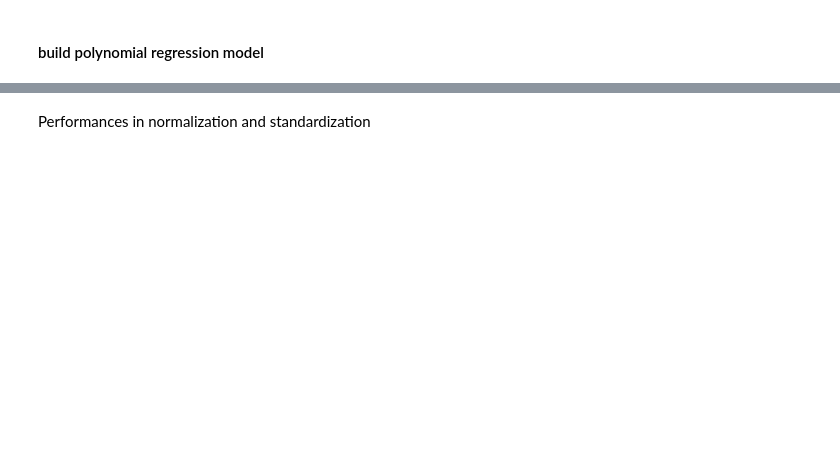
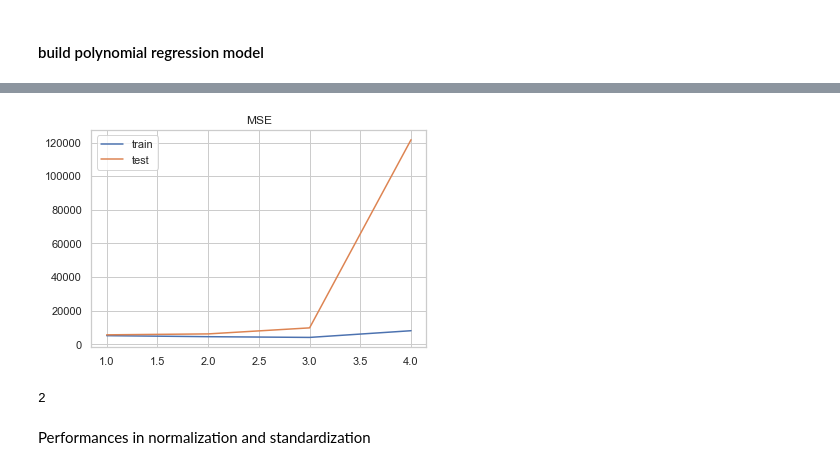
Before and after one commit to essamgouda97/ECE720-project1, a Jupyter notebook: task1_Alan.ipynb, the cells around one changed output, grey strips where cells are left out. Cells and saved outputs as stored; diff of their text form; code cells hidden in the pictures; blank space fills up the shorter version.

```diff
--- a/task1_Alan.ipynb
+++ b/task1_Alan.ipynb
@@ -444,5 +822,10 @@ Po_data.head()
 # %%
-def count_female_male(x):
-    x["Female"]= 0 if x[x["gender"]=="Female"]["count"].sum()==0 else x[x["gender"]=="Female"]["count"].median()
-    x["Male"]= 0 if x[x["gender"]=="Male"]["count"].sum()==0 else x[x["gender"]=="Male"]["count"].median()
-    return x[0:1].drop(columns=["gender"])
+# def count_female_male(x):
+#     x["Female"]= 0 if x[x["gender"]=="Female"]["count"].sum()==0 else x[x["gender"]=="Female"]["count"].median()
+#     x["Male"]= 0 if x[x["gender"]=="Male"]["count"].sum()==0 else x[x["gender"]=="Male"]["count"].median()
+#     return x[0:1].drop(columns=["gender"])
+# %%
+def count_female_male(x):
+    x["Female"]=x[x["gender"]=="Female"]["count"].sum()
+    x["Male"]= x[x["gender"]=="Male"]["count"].sum()
+    return x[0:1].drop(columns=["gender"])
@@ -449,4 +834,4 @@ def count_female_male(x):
 # %%
-Po_data=Po_data[Po_data["count"]<=(Po_data["count"].describe()["75%"]+Po_data["count"].describe()["std"])]
+#Po_data=Po_data[Po_data["count"]<=(Po_data["count"].describe()["75%"]+Po_data["count"].describe()["std"])]
 Po_data=Po_data.groupby("date", as_index=False).apply(count_female_male).droplevel(0)
 Po_data
@@ -465,7 +867,7 @@ from sklearn.metrics import mean_squared_error
 from sklearn.utils import shuffle
 # %%
 Target_data=Po_data.loc[:,['Female']].values
-Feature_data=Po_data.loc[:,["dew_point"]] .values
+Feature_data=Po_data.loc[:,['wind_speed', 'temperature', 'health_index']] .values
 # %%
 X_train, X_test, Y_train, Y_test = train_test_split( Feature_data , Target_data , test_size = 0.3, random_state = 0)
 # %%
@@ -528,9 +932,15 @@ plt.legend();
 # %%
-train_mse,test_mse = compute_mse(X_train,Y_train,X_test,Y_test,15)
+train_mse,test_mse = compute_mse(X_train,Y_train,X_test,Y_test,5)
 plt.plot(range(1,len(train_mse)+1),train_mse, label='train')
 plt.plot(range(1,len(test_mse)+1),test_mse, label='test')
 plt.title('MSE')
 plt.legend();
+# %% [output]
+[figure, added]
+# %%
+np.argmin(train_mse)
+# %% [output]
+2
 # %% [markdown]
 Performances in normalization and standardization
 # %%
```
Also changed, not shown: parts of 51 cells of this notebook.
